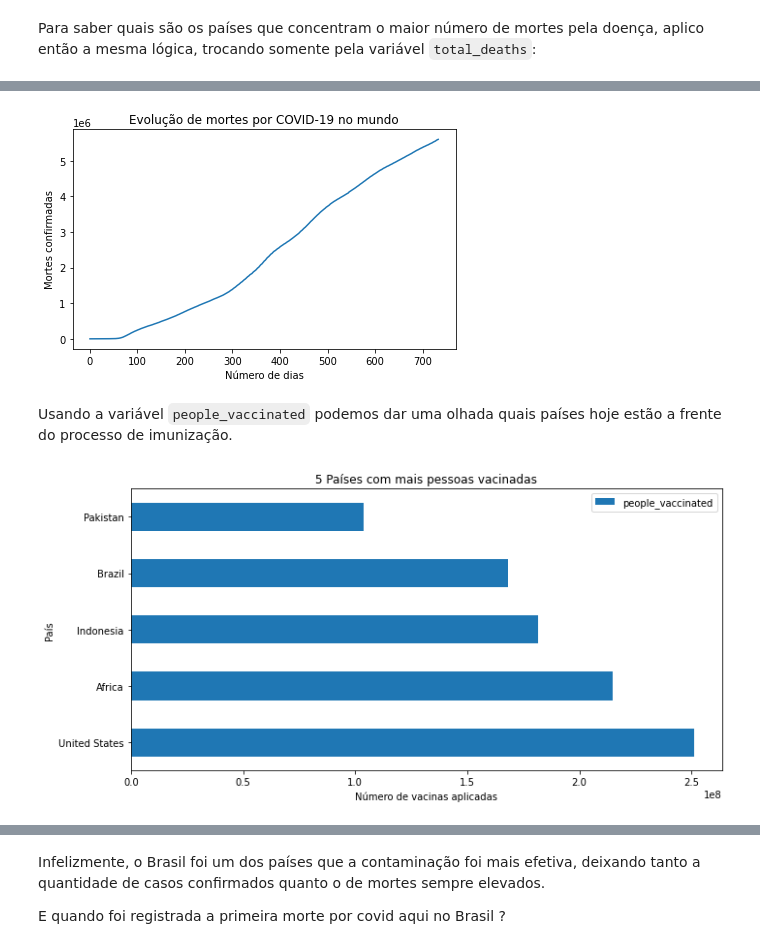
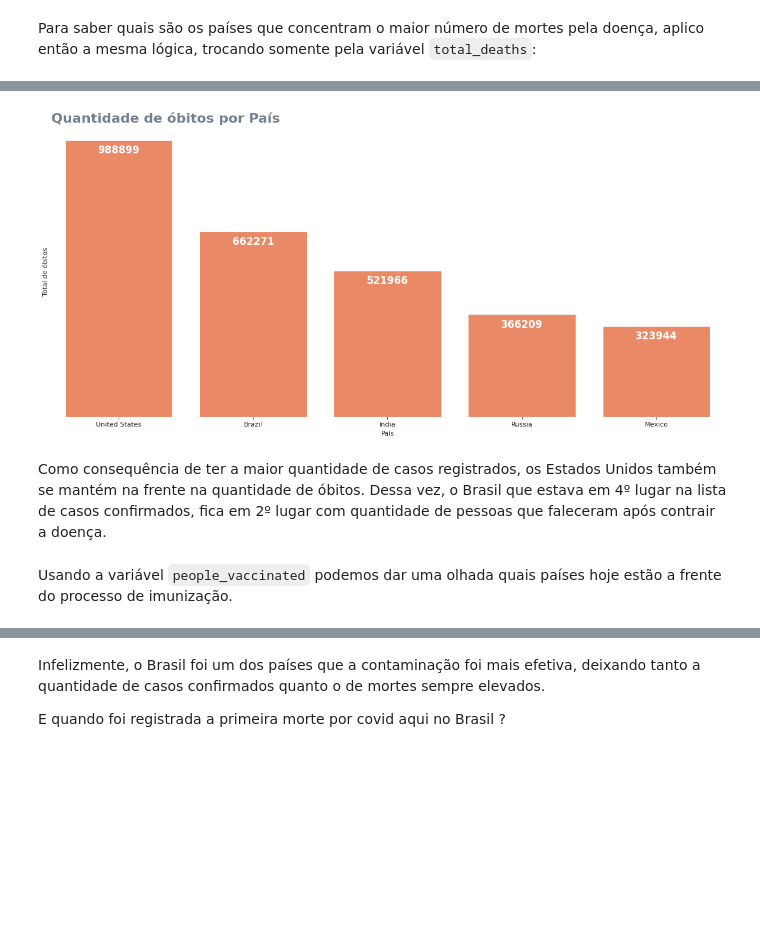
Before and after one commit to JefersonSMAlmeida/data_science, a Jupyter notebook: Panorama_do_COVID_19_no_Brasil_e_no_Mundo.ipynb, the cells around one changed output, grey strips where cells are left out. Saved outputs shown, nothing was run; the diff lists cells and outputs as text; code cells hidden in the pictures; blank space fills up the shorter version.

```diff
--- a/Panorama_do_COVID_19_no_Brasil_e_no_Mundo.ipynb
+++ b/Panorama_do_COVID_19_no_Brasil_e_no_Mundo.ipynb
@@ -297,30 +269,37 @@ plt.tight_layout()
-# %%
-#plotar o gráfico com evolução de mortes por Covid pelo mundo
-fig, ax = plt.subplots()
-
-df.loc[df.location == "World", "total_deaths"].reset_index(drop=True).plot()
-
-ax.set_title("Evolução de mortes por COVID-19 no mundo")
-ax.set_ylabel("Mortes confirmadas")
-ax.set_xlabel("Número de dias")
-
-plt.tight_layout()
-# %% [output]
-[figure, removed]
+# %%
+# mostrar um ranking de total de MORTES por país
+top_5_total_deaths = df.loc[df.date == '2022-04-18', ['location', 'total_deaths']].sort_values(by="total_deaths", ascending=False)[9:14]
+
+fig, ax = plt.subplots(figsize=(18,8), dpi=80)
+
+ax.spines['bottom'].set_visible(False)
+ax.spines['top'].set_visible(False)
+ax.spines['right'].set_visible(False)
+ax.spines['left'].set_visible(False)
+ax.set_yticklabels(labels=[], set_visible=False)
+ax.set_yticks(ticks=[])
+
+splot = sns.barplot(x='location', y='total_deaths', data=top_5_total_deaths, color='#FF7F50');
+
+ax.set_title('Quantidade de óbitos por País',fontsize=20, fontweight='bold',color='#708090', loc='left')
+ax.set_xlabel("País")
+ax.set_ylabel("Total de óbitos")
+
+for p in splot.patches:
+    splot.annotate(int(p.get_height()),
+                   (p.get_x() + p.get_width()/2, p.get_height()),
+                   ha='center',
+                   va='center',
+                   size=15,
+                   color='white',
+                   fontweight='bold',
+                   xytext=(0,-15),
+                   textcoords='offset points')
+
+plt.show()
+# %% [output]
+[figure, added]
+# %% [markdown]
+Como consequência de ter a maior quantidade de casos registrados, os Estados Unidos também se mantém na frente na quantidade de óbitos. Dessa vez, o Brasil que estava em 4º lugar na lista de casos confirmados, fica em 2º lugar com quantidade de pessoas que faleceram após contrair a doença.
 # %% [markdown]
 Usando a variável `people_vaccinated` podemos dar uma olhada quais países hoje estão a frente do processo de imunização.
-# %%
-#plotar o gráfico com o ranking de países com mais doses de vacinas aplicadas
-top5 = df.loc[df.date == data[1], ['location', 'people_vaccinated']].sort_values(by="people_vaccinated", ascending=False)[10:15]
-
-fig, ax = plt.subplots(figsize=(10,5))
-
-top5.plot(x = "location", y = "people_vaccinated", kind = 'barh', ax=ax)
-
-ax.set_title("5 Países com mais pessoas vacinadas")
-ax.set_ylabel("País")
-ax.set_xlabel("Número de vacinas aplicadas")
-
-plt.tight_layout()
-# %% [output]
-[figure, removed]
```
Also changed, not shown: parts of 42 cells of this notebook.
